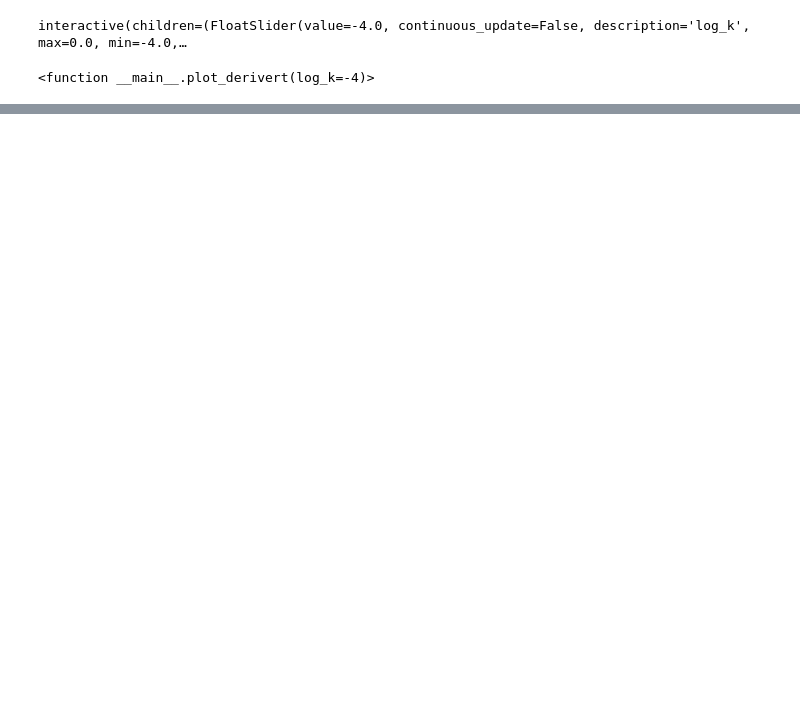
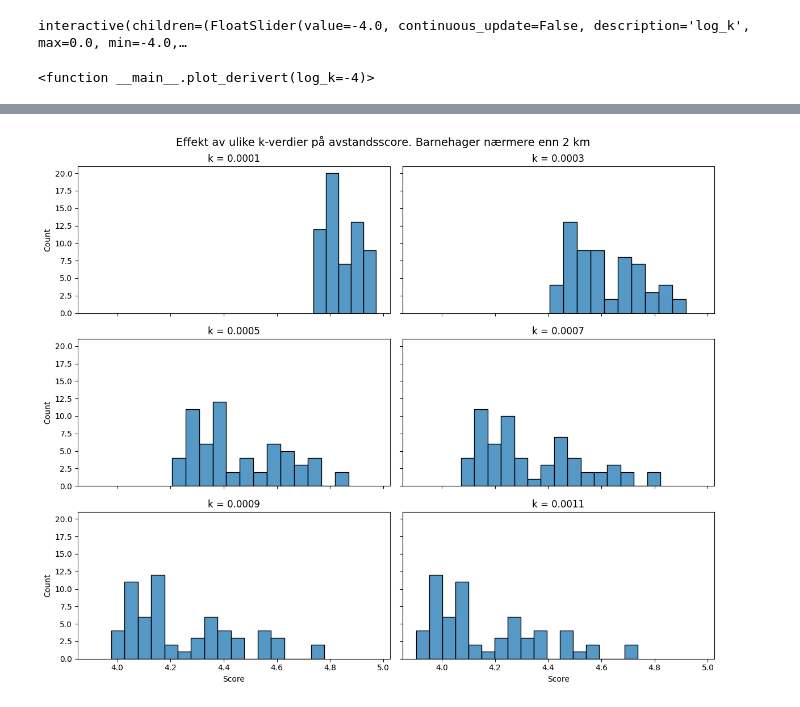
Before and after one commit to madsranden/barnehager_i_oslo, a Jupyter notebook: geo_func_dokumentasjon.ipynb, the cells around one changed output, grey strips where cells are left out. Cells and saved outputs as stored; diff of their text form; code cells hidden in the pictures; blank space fills up the shorter version.

```diff
--- a/geo_func_dokumentasjon.ipynb
+++ b/geo_func_dokumentasjon.ipynb
@@ -86,0 +114,16 @@ plt.show()
+# %%
+fig, axes = plt.subplots(3, 2,
+figsize=(12, 10), sharey=True, sharex=True)
+axes = axes.flatten()
+
+for ax, k in zip(axes, k_verdier):
+  scores = avstand_score(df.loc[df["Avstand_hjem_m"]<2000, "Avstand_hjem_m"], min=df["Tilfredshet"].min(), maks=df["Tilfredshet"].max(), k=k)
+  sns.histplot(scores, ax=ax, binwidth=0.05)
+  ax.set_title(f"k = {k}")
+  ax.set_xlabel("Score")
+
+fig.suptitle("Effekt av ulike k-verdier på avstandsscore. Barnehager nærmere enn 2 km", fontsize=14)
+plt.tight_layout()
+plt.show()
+# %% [output]
+[figure, added]
```
Also changed, not shown: parts of 9 cells of this notebook.
